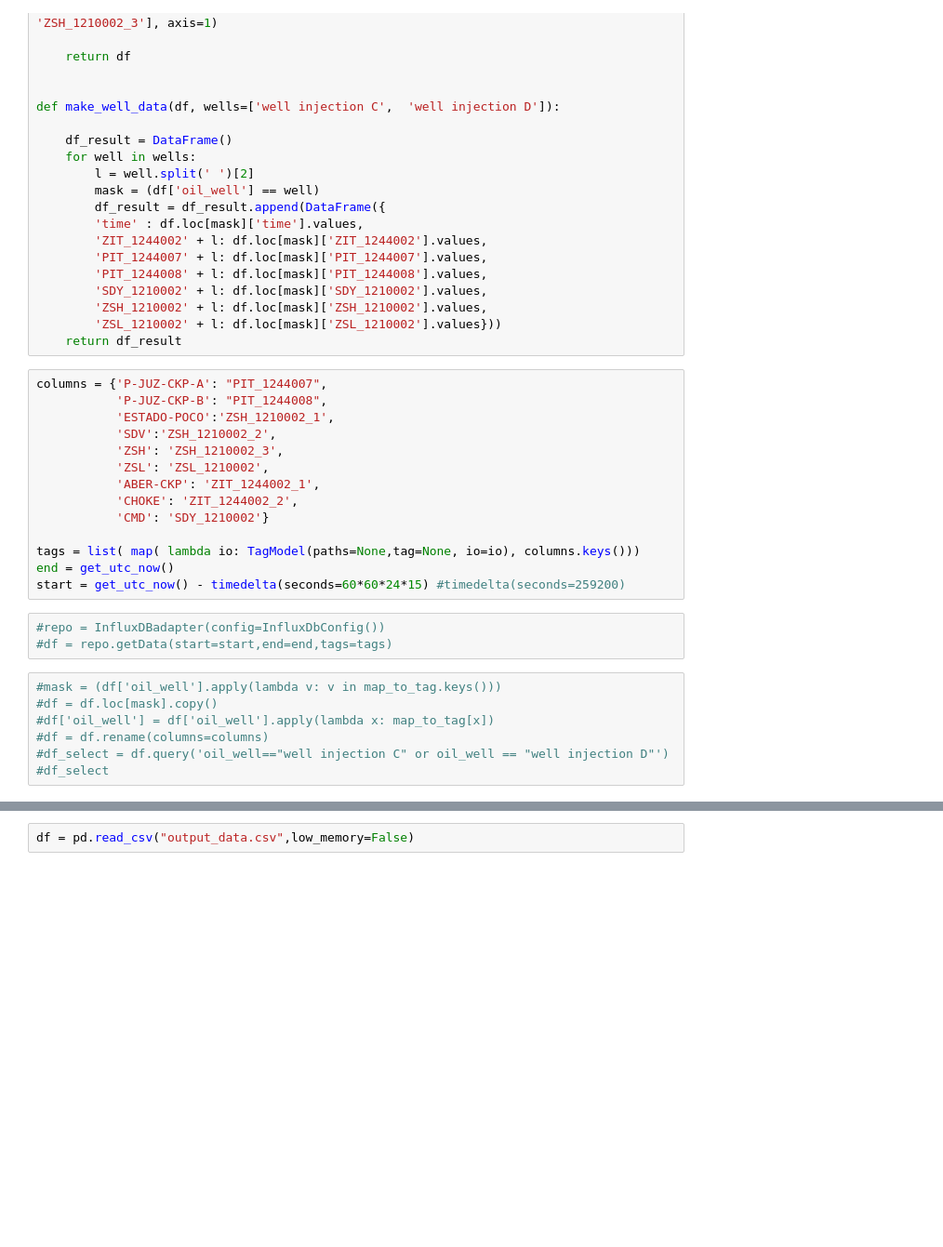
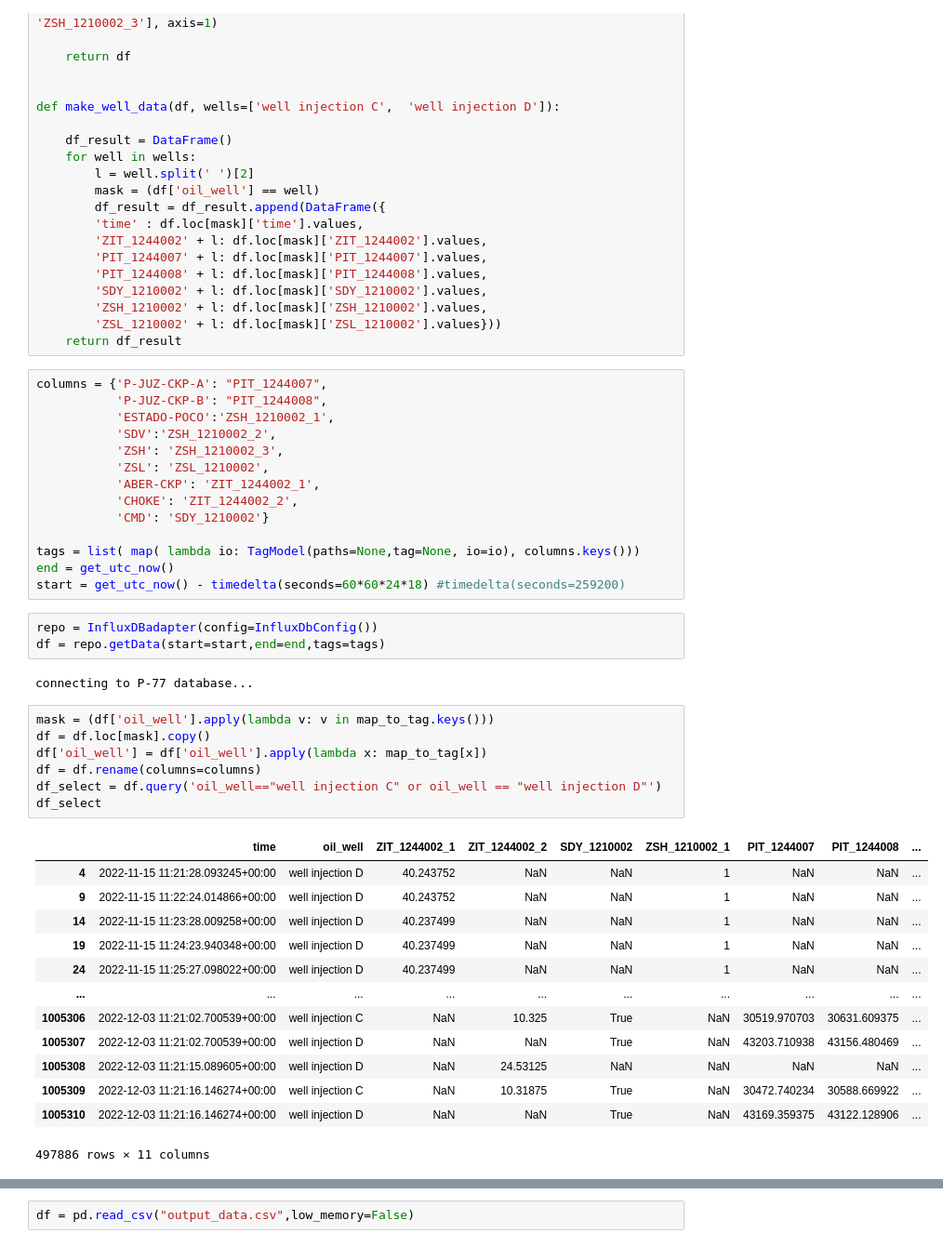
Before and after one commit to Nervado/pksll-tests, a Jupyter notebook: PKSLL Analyzes.ipynb, the cells around one changed output, grey strips where cells are left out. Shown at 93% size. Cells and saved outputs as stored; diff of their text form; blank space fills up the shorter version.

Commit message:
chore: add data

```diff
--- a/PKSLL Analyzes.ipynb
+++ b/PKSLL Analyzes.ipynb
@@ -347,15 +347,31 @@ columns = {'P-JUZ-CKP-A': "PIT_1244007",
 
 tags = list( map( lambda io: TagModel(paths=None,tag=None, io=io), columns.keys()))
 end = get_utc_now()
-start = get_utc_now() - timedelta(seconds=60*60*24*15) #timedelta(seconds=259200)
+start = get_utc_now() - timedelta(seconds=60*60*24*18) #timedelta(seconds=259200)
 # %%
-#repo = InfluxDBadapter(config=InfluxDbConfig())
-#df = repo.getData(start=start,end=end,tags=tags)
+repo = InfluxDBadapter(config=InfluxDbConfig())
+df = repo.getData(start=start,end=end,tags=tags)
+# %% [output]
+connecting to P-77 database...
 # %%
-#mask = (df['oil_well'].apply(lambda v: v in map_to_tag.keys()))
-#df = df.loc[mask].copy()
-#df['oil_well'] = df['oil_well'].apply(lambda x: map_to_tag[x])
-#df = df.rename(columns=columns)
-#df_select = df.query('oil_well=="well injection C" or oil_well == "well injection D"')
-#df_select
+mask = (df['oil_well'].apply(lambda v: v in map_to_tag.keys()))
+df = df.loc[mask].copy()
+df['oil_well'] = df['oil_well'].apply(lambda x: map_to_tag[x])
+df = df.rename(columns=columns)
+df_select = df.query('oil_well=="well injection C" or oil_well == "well injection D"')
+df_select
+# %% [output]
+|  | time | oil_well | ZIT_1244002_1 | ZIT_1244002_2 | SDY_1210002 | ZSH_1210002_1 | PIT_1244007 | PIT_1244008 | ... |
+| 4 | 2022-11-15 11:21:28.093245+00:00 | well injection D | 40.243752 | NaN | NaN | 1 | NaN | NaN | ... |
+| 9 | 2022-11-15 11:22:24.014866+00:00 | well injection D | 40.243752 | NaN | NaN | 1 | NaN | NaN | ... |
+| 14 | 2022-11-15 11:23:28.009258+00:00 | well injection D | 40.237499 | NaN | NaN | 1 | NaN | NaN | ... |
+| 19 | 2022-11-15 11:24:23.940348+00:00 | well injection D | 40.237499 | NaN | NaN | 1 | NaN | NaN | ... |
+| 24 | 2022-11-15 11:25:27.098022+00:00 | well injection D | 40.237499 | NaN | NaN | 1 | NaN | NaN | ... |
+| ... | ... | ... | ... | ... | ... | ... | ... | ... | ... |
+| 1005306 | 2022-12-03 11:21:02.700539+00:00 | well injection C | NaN | 10.325 | True | NaN | 30519.970703 | 30631.609375 | ... |
+| 1005307 | 2022-12-03 11:21:02.700539+00:00 | well injection D | NaN | NaN | True | NaN | 43203.710938 | 43156.480469 | ... |
+| 1005308 | 2022-12-03 11:21:15.089605+00:00 | well injection D | NaN | 24.53125 | NaN | NaN | NaN | NaN | ... |
+| 1005309 | 2022-12-03 11:21:16.146274+00:00 | well injection C | NaN | 10.31875 | True | NaN | 30472.740234 | 30588.669922 | ... |
+| 1005310 | 2022-12-03 11:21:16.146274+00:00 | well injection D | NaN | NaN | True | NaN | 43169.359375 | 43122.128906 | ... |
+497886 rows × 11 columns
 # %%
```
Also changed, not shown: parts of 4 cells of this notebook, 1 other file.
